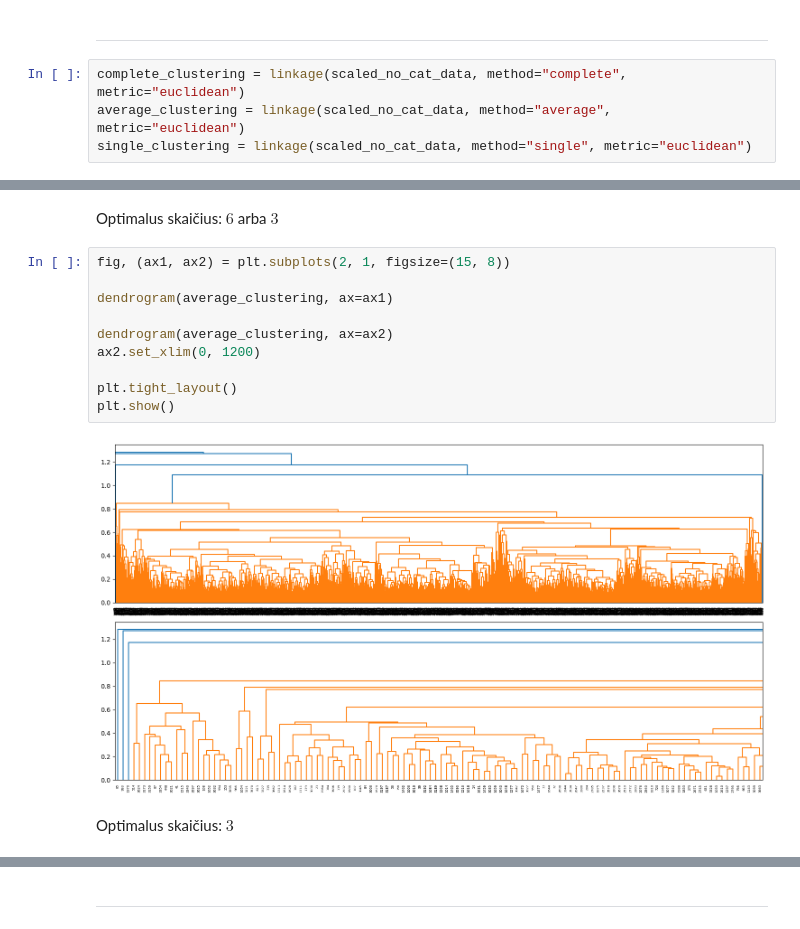
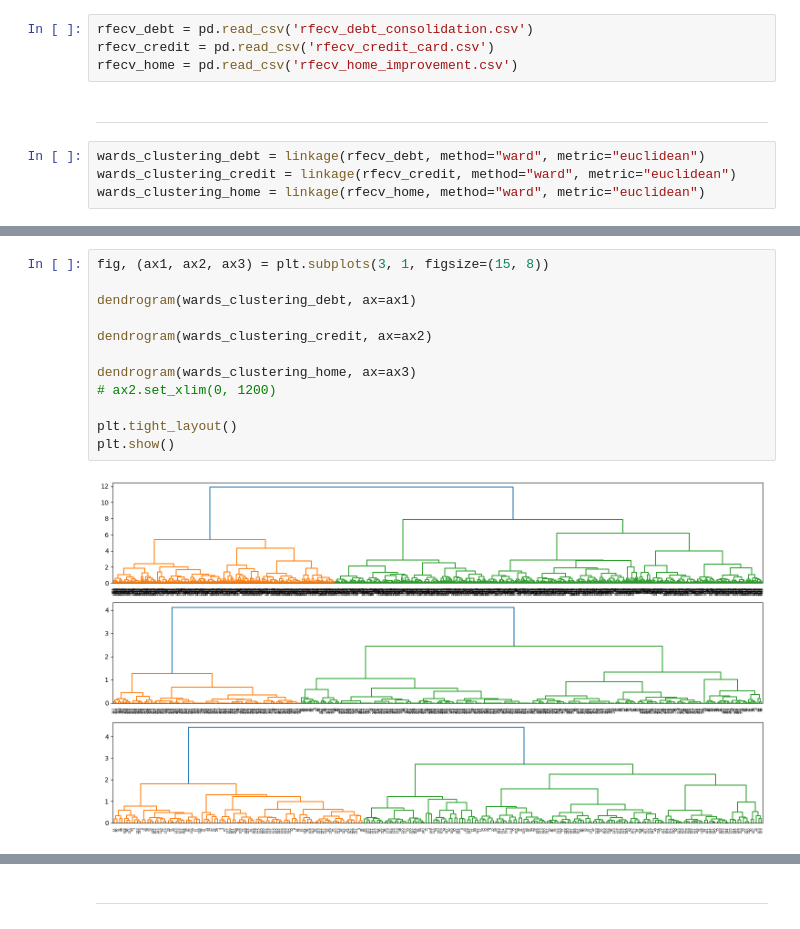
Before and after one commit to EvelinaDu/Papildomi_duomenu_vizualizavimo_skyriai, a Jupyter notebook: 3_laboratorinis/Hierarchical.ipynb, the cells around one changed output, grey strips where cells are left out. Saved outputs shown, nothing was run; the diff lists cells and outputs as text.

```diff
--- a/3_laboratorinis/Hierarchical.ipynb
+++ b/3_laboratorinis/Hierarchical.ipynb
@@ -44,9 +47,13 @@ Data columns (total 9 columns):
  8   annual.inc         3832 non-null   float64
 dtypes: float64(9)
 memory usage: 269.6 KB
+# %%
+rfecv_debt = pd.read_csv('rfecv_debt_consolidation.csv')
+rfecv_credit = pd.read_csv('rfecv_credit_card.csv')
+rfecv_home = pd.read_csv('rfecv_home_improvement.csv')
 # %% [markdown]
 ---
 # %%
-complete_clustering = linkage(scaled_no_cat_data, method="complete", metric="euclidean")
-average_clustering = linkage(scaled_no_cat_data, method="average", metric="euclidean")
-single_clustering = linkage(scaled_no_cat_data, method="single", metric="euclidean")
+wards_clustering_debt = linkage(rfecv_debt, method="ward", metric="euclidean")
+wards_clustering_credit = linkage(rfecv_credit, method="ward", metric="euclidean")
+wards_clustering_home = linkage(rfecv_home, method="ward", metric="euclidean")
@@ -59,16 +60,14 @@ plt.show()
-# %% [markdown]
-Optimalus skaičius: $6$ arba $3$
 # %%
-fig, (ax1, ax2) = plt.subplots(2, 1, figsize=(15, 8))
+fig, (ax1, ax2, ax3) = plt.subplots(3, 1, figsize=(15, 8))
 
-dendrogram(average_clustering, ax=ax1)
+dendrogram(wards_clustering_debt, ax=ax1)
 
-dendrogram(average_clustering, ax=ax2)
-ax2.set_xlim(0, 1200)
+dendrogram(wards_clustering_credit, ax=ax2)
+
+dendrogram(wards_clustering_home, ax=ax3)
+# ax2.set_xlim(0, 1200)
 
 plt.tight_layout()
 plt.show()
 # %% [output]
-[figure, old version]
+[figure, new version]
-# %% [markdown]
-Optimalus skaičius: $3$
```
Also changed, not shown: parts of 21 cells of this notebook.
